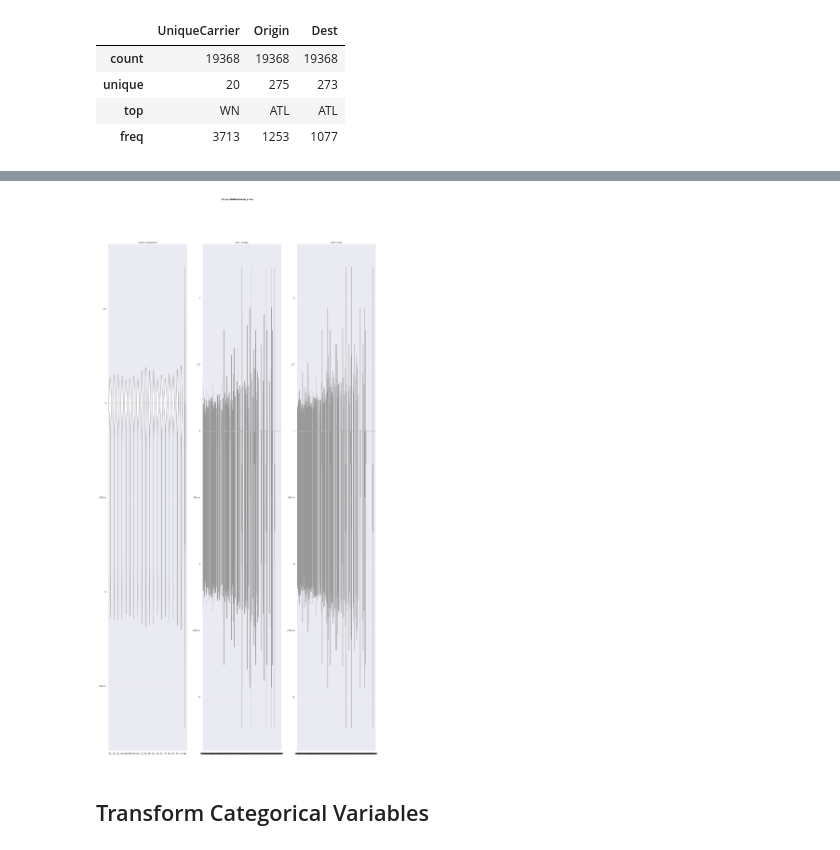
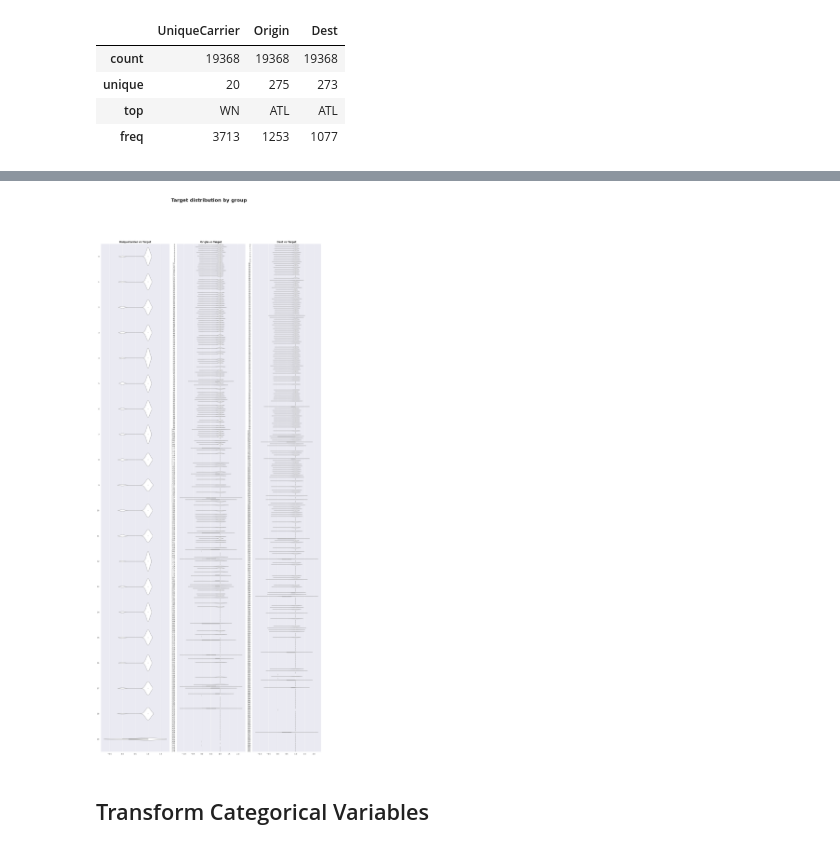
Before and after one commit to jesussantana/Supervised-Classification, a Jupyter notebook: notebooks/S13_T01_Supervised_Classification.ipynb, the cells around one changed output, grey strips where cells are left out. Drawn from its saved outputs; the diff is of its cells as text; code cells hidden in the pictures.

```diff
--- a/notebooks/S13_T01_Supervised_Classification.ipynb
+++ b/notebooks/S13_T01_Supervised_Classification.ipynb
@@ -519,7 +519,7 @@ df.select_dtypes(include = ['object']).describe()
 # Graph for each qualitative variable
 # ==============================================================================
 # Adjust number of subplots based on the number of columns
-fig, axes = plt.subplots(nrows=1, ncols=3, figsize=(15, 40))
+fig, axes = plt.subplots(nrows=1, ncols=3, figsize=(20, 35))
 axes = axes.flat
 columnas_object = df.select_dtypes(include=['object']).columns
 
@@ -543,35 +543,35 @@ plt.savefig("../reports/figures/Each_Qualtitative_Variable.png")
 # %%
-# Graph relationship between the price and each qualitative variables
+# Graph relationship between each qualitative variables
 # ==============================================================================
 # Adjust number of subplots based on the number of columns
-fig, axes = plt.subplots(nrows=1, ncols=3, figsize=(20, 40))
+fig, axes = plt.subplots(nrows=1, ncols=3, figsize=(20, 50))
 axes = axes.flat
 columnas_object = df.select_dtypes(include=['object']).columns
 
 for i, colum in enumerate(columnas_object):
     sns.violinplot(
-        x     = colum,
-        y     = 'Target',
+        x     = 'Target',
+        y     = colum,
         data  = df,
         color = "white",
         ax    = axes[i]
     )
-    axes[i].set_title(f"Target vs {colum}", fontsize = 7, fontweight = "bold")
+    axes[i].set_title(f"{colum} vs Target", fontsize = 15, fontweight = "bold")
     axes[i].yaxis.set_major_formatter(ticker.EngFormatter())
     axes[i].tick_params(labelsize = 11)
     axes[i].set_xlabel("")
     axes[i].set_ylabel("")
 
 # Empty axes are removed
 """for i in [7, 8]:
     fig.delaxes(axes[i])"""
 
 fig.tight_layout()
 plt.subplots_adjust(top=0.9)
-fig.suptitle('Target distribution by group', fontsize = 10, fontweight = "bold")
+fig.suptitle('Target distribution by group', fontsize = 30, fontweight = "bold")
 plt.savefig("../reports/figures/Target_vs_Qualitative_Variable.png")
 # %% [output]
-[figure, old version]
+[figure, new version]
 # %% [markdown]
 ## Transform Categorical Variables
 # %%
```
Also changed, not shown: parts of 8 cells of this notebook, 9 other files.
